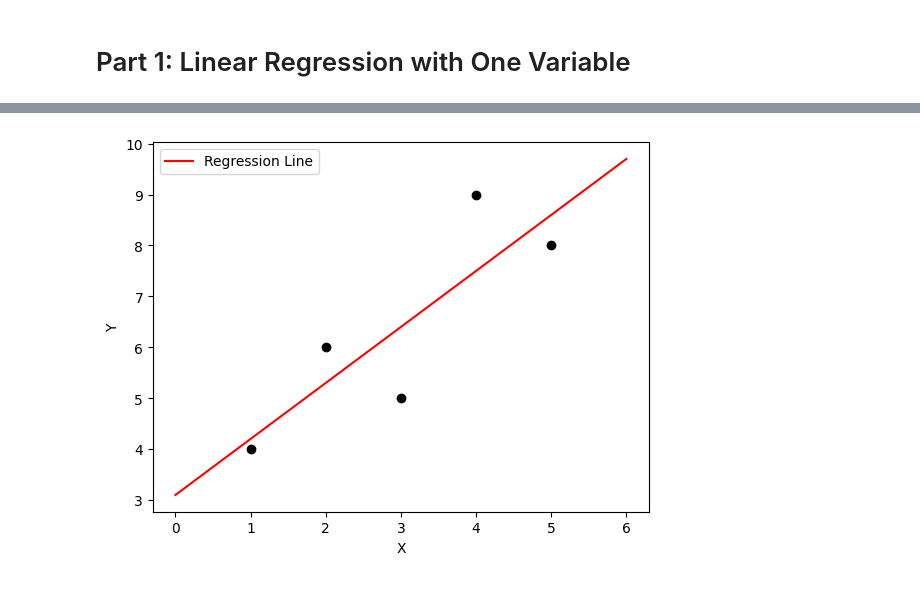
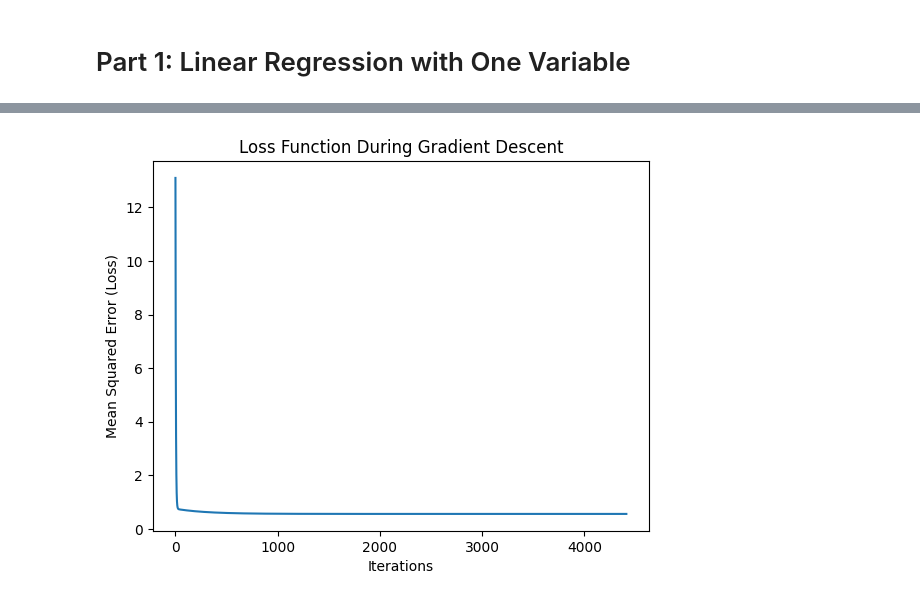
Before and after one commit to arthurasanaliev/linear-regression-from-scratch, a Jupyter notebook: Untitled.ipynb, the cells around one changed output, grey strips where cells are left out. Cells and saved outputs as stored; diff of their text form; code cells hidden in the pictures.

```diff
--- a/Untitled.ipynb
+++ b/Untitled.ipynb
@@ -11,7 +11,7 @@ def get_input():
 
     return x, y
 
-def plot(x, y, b):
+def plot_line(x, y, b):
     plt.scatter(x, y, color='black')
     x_range = range(min(x) - 1, max(x) + 2)
     plt.plot(x_range, [b[1] * x_i + b[0] for x_i in x_range], color='red', label='Regression Line')
@@ -19,26 +19,23 @@ def plot(x, y, b):
     plt.ylabel('Y')
     plt.legend()
 
-def plot_results(x, y, vector, losses, b_values):
-  """Plots the regression line, the loss function, and b values vs iterations."""
-  plot(x, y, vector)  # Call the original plot function
+def plot_loss_function(x, y, vector, losses, b_values):
+    # Plot the loss function (losses) vs iterations
+    plt.figure()
+    plt.plot(range(len(losses)), losses)
+    plt.xlabel('Iterations')
+    plt.ylabel('Mean Squared Error (Loss)')
+    plt.title('Loss Function During Gradient Descent')
 
-  # Plot the loss function (losses) vs iterations
-  plt.figure()
-  plt.plot(range(len(losses)), losses)
-  plt.xlabel('Iterations')
-  plt.ylabel('Mean Squared Error (Loss)')
-  plt.title('Loss Function During Gradient Descent')
-
-  # Plot b values vs iterations (optional)
-  plt.figure()
-  plt.plot(range(len(b_values[0])), b_values[0], label='b0')
-  plt.plot(range(len(b_values[1])), b_values[1], label='b1')
-  plt.xlabel('Iterations')
-  plt.ylabel('b values')
-  plt.title('b values During Gradient Descent')
-  plt.legend()
-  plt.show()
+    # Plot b values vs iterations
+    plt.figure()
+    plt.plot(range(len(b_values[0])), b_values[0], label='b0')
+    plt.plot(range(len(b_values[1])), b_values[1], label='b1')
+    plt.xlabel('Iterations')
+    plt.ylabel('b values')
+    plt.title('b values During Gradient Descent')
+    plt.legend()
+    plt.show()
 
 def gradient(x, y, b):
     res = b[0] + b[1] * x - y
@@ -47,6 +44,35 @@ def gradient(x, y, b):
 def mse(x, y, b):
   """Calculates the mean squared error for the given b values."""
   return np.mean(np.square(b[0] + b[1] * x - y))
+
+def stochastic_gradient_descent(gradient, x, y, start, learn_rate=0.01, batch_size=1, n_iter=10_000, tolerance=1e-06, dtype="float64", random_state=None):
+    dtype_ = np.dtype(dtype)
+
+    batch_size = int(batch_size)
+    n_iter = int(n_iter)
+    x, y = np.array(x, dtype=dtype_), np.array(y, dtype=dtype_)
+    vector = np.array(start, dtype=dtype_)
+    learn_rate = np.array(learn_rate, dtype=dtype_)
+    tolerance = np.array(tolerance, dtype=dtype_)
+
+    n_obs = x.shape[0]
+    xy = np.c_[x.reshape(n_obs, -1), y.reshape(n_obs, 1)]
+
+    seed = None if random_state is None else int(random_state)
+    rng = np.random.default_rng(seed=seed)
+
+    for _ in range(n_iter):
+        rng.shuffle(xy)
+
+        grad = np.array(gradient(xy[0][0], xy[0][1], vector), dtype_)
+        diff = -learn_rate * grad
+
+        if np.all(np.abs(diff) <= tolerance):
+            break
+
+        vector += diff
+
+    return vector if vector.shape else vector.item()
 
 def gradient_descent(gradient, x, y, start, learn_rate=0.01, n_iter=10_000, tolerance=1e-06, dtype="float64"):
     dtype_ = np.dtype(dtype)
@@ -74,10 +100,20 @@ def gradient_descent(gradient, x, y, start, learn_rate=0.01, n_iter=10_000, tole
 
 def main():
     x, y = get_input()
-    vector, losses, b_values = gradient_descent(gradient, x, y, start = [0.5, 0.5])
-    print(f"Intercept (b0): {vector[0]}, Slope (b1): {vector[1]}")
+    vector, losses, b_values = gradient_descent(gradient, x, y, start=[0.5, 0.5])
 
-    plot_results(x, y, vector, losses, b_values)  # Call the new plotting function with b_values
+    print()
+    print("Gradient Descent Algorithm")
+    print(f"Intercept: {vector[0]}, slope: {vector[1]}")
+
+    plot_loss_function(x, y, vector, losses, b_values)
+    plot_line(x, y, vector)
+
+    vector_sgd = stochastic_gradient_descent(gradient, x, y, start=[0.5, 0.5], learn_rate=0.0008, batch_size=3, n_iter=100_000, random_state=0)
+
+    print()
+    print("Stochastic Gradient Descent Algorithm")
+    print(f"Intercept: {vector_sgd[0]}, slope: {vector_sgd[1]}")
 
 main()
 # %% [output]
@@ -88 +126 @@ Intercept (b0): 3.099409311836582, Slope (b1): 1.1001636111495516
-[figure, old version]
+[figure, new version]
```
Also changed, not shown: parts of 1 cell of this notebook.
